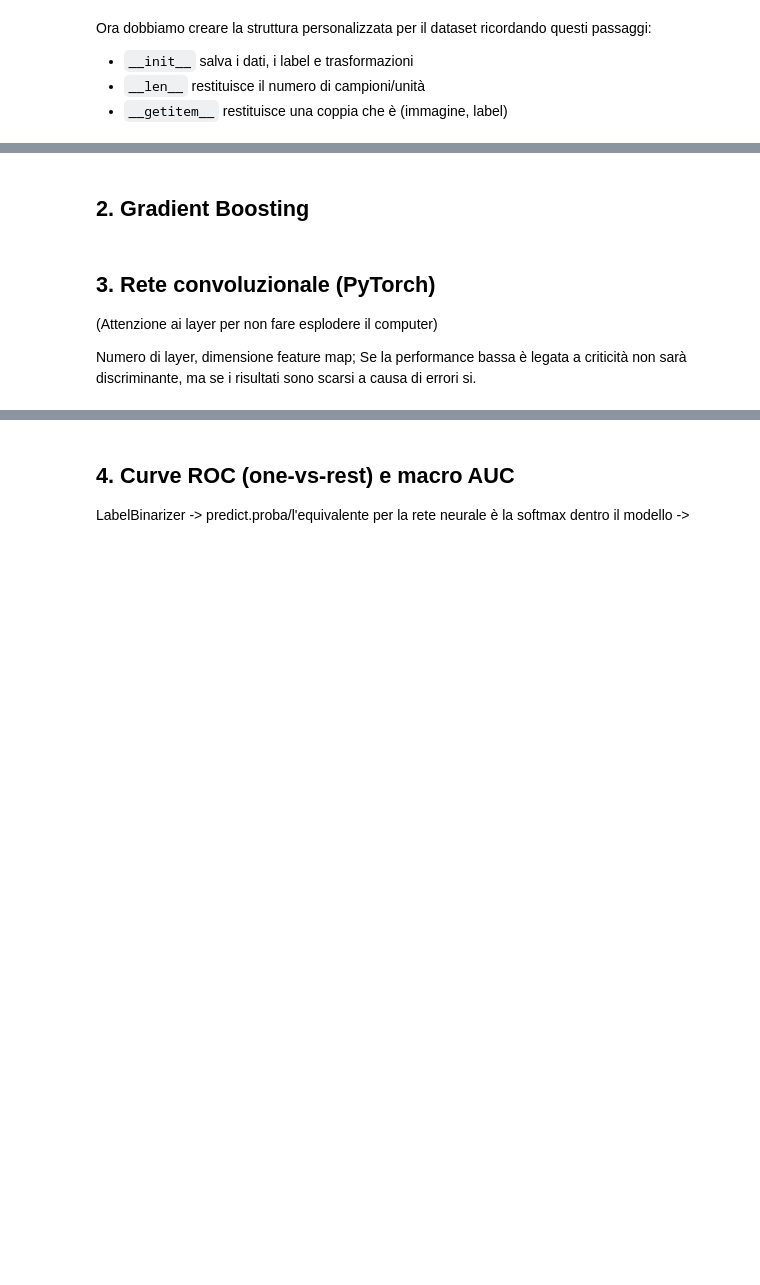
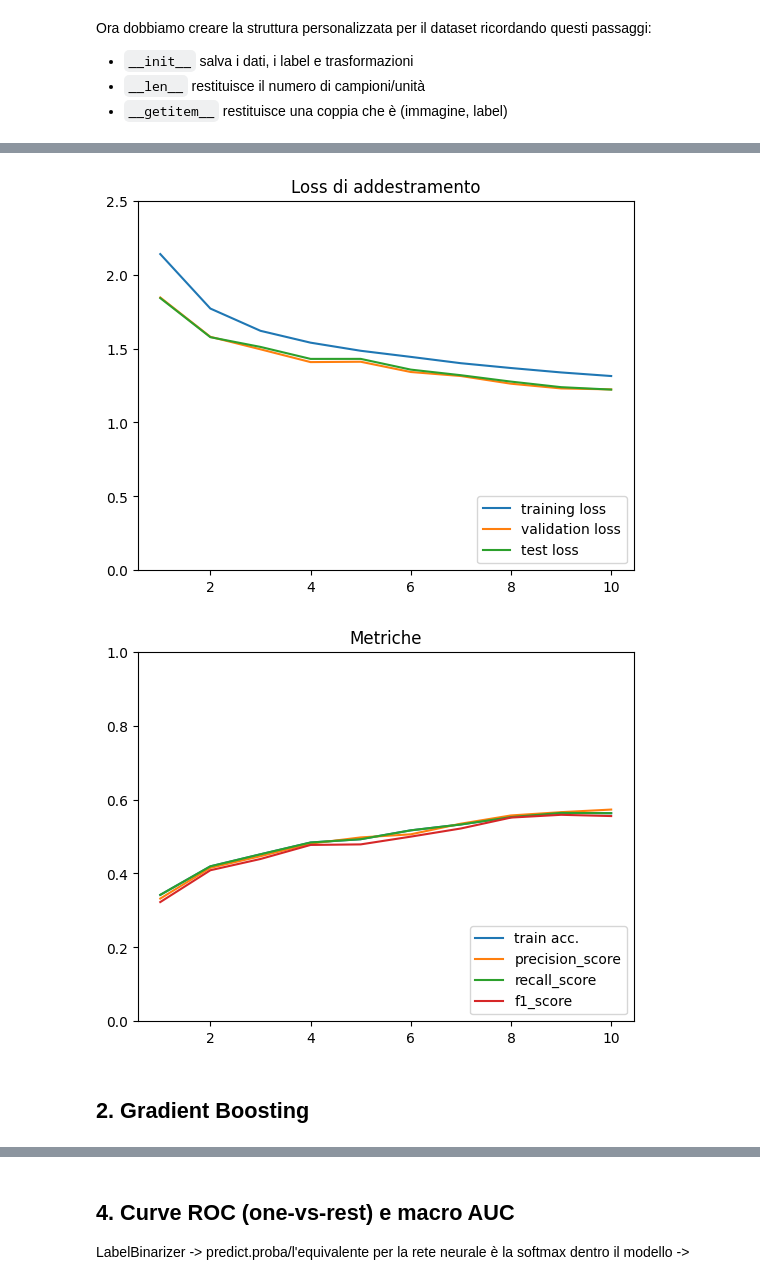
Before and after one commit to alberto-rampulla/big-data-course, a Jupyter notebook: 06_Simulazione/Simulazione.ipynb, the cells around one changed output, grey strips where cells are left out. Drawn from its saved outputs; the diff is of its cells as text; code cells hidden in the pictures; blank space fills up the shorter version.

```diff
--- a/06_Simulazione/Simulazione.ipynb
+++ b/06_Simulazione/Simulazione.ipynb
@@ -645,0 +743,3 @@ AttributeError: Can't get attribute 'CIFAR' on <module '__main__' (<class '_froz
+# %%
+# Cartella in cui salvare il modello
+model_path = "models"
@@ -645,0 +757,28 @@ AttributeError: Can't get attribute 'CIFAR' on <module '__main__' (<class '_froz
+# %%
+mod = CNN()
+opt = torch.optim.SGD(mod.parameters(),
+                      lr = config["learning_rate"],
+                      momentum= config["momentum"],
+                      nesterov=config["nesterov"])
+
+(mod, opt, model_checkpoint) = load_model(os.path.join(model_path, "first_nn_torch.pth"),
+                                          mod,
+                                          opt,
+                                          device = device)
+# %%
+# Vogliamo riaddestrare il modello dopo l'early stopping, per cui
+# inseriamo uno scheduler che faccia decrescere il learning rate ad ogni epoca
+# come ulteriore regolarizzazione
+scheduler = torch.optim.lr_scheduler.ExponentialLR(opt, gamma=0.9)
+
+# Usiamo lo scheduler al posto dell'ottimizzatore nell'addestramento
+tr_loss, val_loss, t_loss, new_accuracy, new_metrics = train_test(mod,
+                                                                  opt,
+                                                                  device,
+                                                                  train_dataloader = train_loader,
+                                                                  test_dataloader = test_loader,
+                                                                  epochs=5,
+                                                                  train_loss_fn=config["train_loss"],
+                                                                  test_loss_fn=config["test_loss"],
+                                                                  scheduler=scheduler,
+                                                                  val_dataloader=val_loader)
@@ -645,0 +811,17 @@ AttributeError: Can't get attribute 'CIFAR' on <module '__main__' (<class '_froz
+# %%
+# concateniamo le liste delle loss e delle metriche relative ai due addestramenti e facciamo il plot
+model_checkpoint['accuracy'].extend(new_accuracy)
+model_checkpoint['training_loss'].extend(tr_loss)
+model_checkpoint['validation_loss'].extend(val_loss)
+model_checkpoint['test_loss'].extend(t_loss)
+
+extended_metrics = {}
+for label, metric in new_metrics.items():
+    model_checkpoint[label].extend(metric)
+    extended_metrics[label] = model_checkpoint[label]
+
+displayLosses(model_checkpoint['training_loss'], model_checkpoint['test_loss'], model_checkpoint['validation_loss'])
+displayMetrics(model_checkpoint['accuracy'], extended_metrics)
+# %% [output]
+[figure, added]
+[figure, added]
@@ -646,8 +865,2 @@ AttributeError: Can't get attribute 'CIFAR' on <module '__main__' (<class '_froz
 # %% [markdown]
 ## 2. Gradient Boosting
-# %% [markdown]
-## 3. Rete convoluzionale (PyTorch)
-
-(Attenzione ai layer per non fare esplodere il computer)
-
-Numero di layer, dimensione feature map; Se la performance bassa è legata a criticità non sarà discriminante, ma se i risultati sono scarsi a causa di errori si.
```
Also changed, not shown: parts of 51 cells of this notebook, 4 other files.
